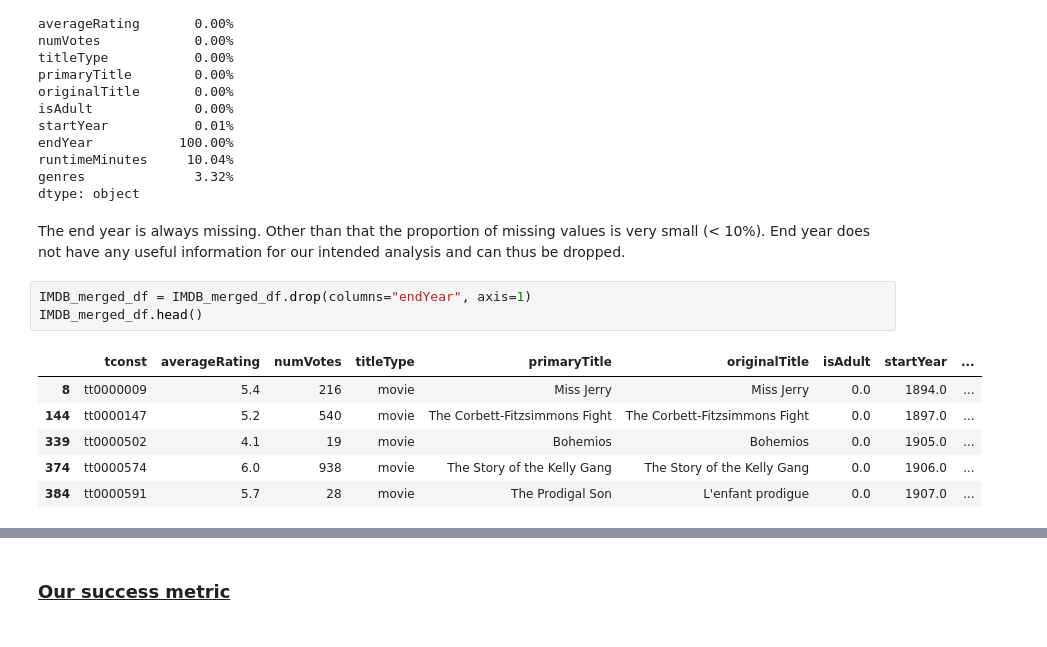
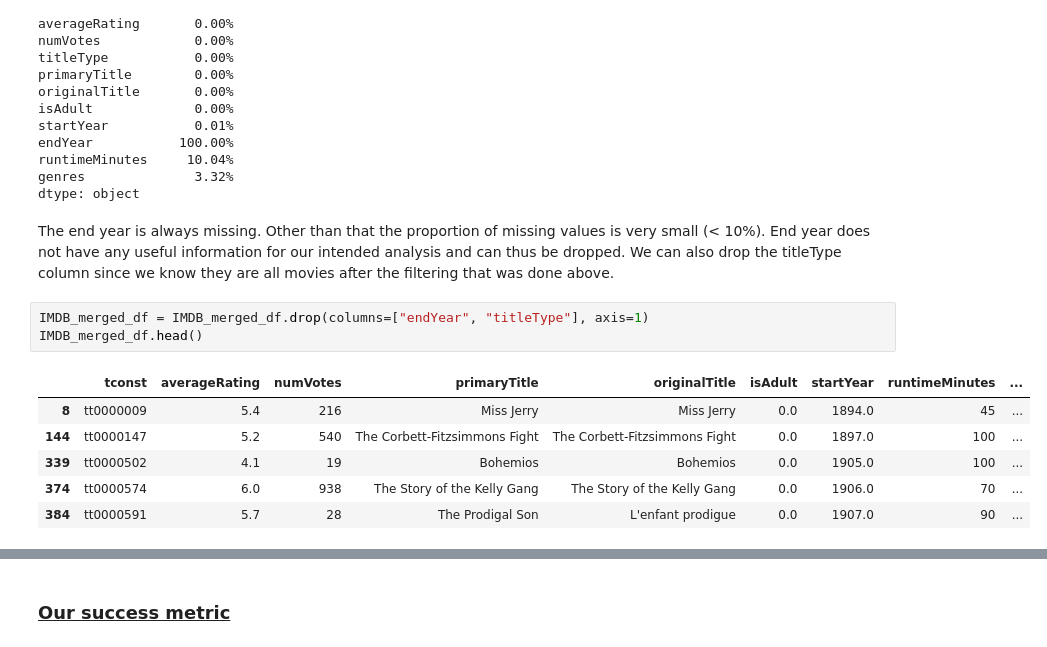
Before and after one commit to epfl-ada/ada-2024-project-kungfupandas24, a Jupyter notebook: results.ipynb, the cells around one changed output, grey strips where cells are left out. Drawn from its saved outputs; the diff is of its cells as text.

Commit message:
updated IMDB cleaning

```diff
--- a/results.ipynb
+++ b/results.ipynb
@@ -103,14 +104,14 @@ runtimeMinutes     10.04%
 genres              3.32%
 dtype: object
 # %% [markdown]
-The end year is always missing. Other than that the proportion of missing values is very small (< 10%). End year does not have any useful information for our intended analysis and can thus be dropped.
+The end year is always missing. Other than that the proportion of missing values is very small (< 10%). End year does not have any useful information for our intended analysis and can thus be dropped. We can also drop the titleType column since we know they are all movies after the filtering that was done above.
 # %%
-IMDB_merged_df = IMDB_merged_df.drop(columns="endYear", axis=1)
+IMDB_merged_df = IMDB_merged_df.drop(columns=["endYear", "titleType"], axis=1)
 IMDB_merged_df.head()
 # %% [output]
-|  | tconst | averageRating | numVotes | titleType | primaryTitle | originalTitle | isAdult | startYear | ... |
-| 8 | tt0000009 | 5.4 | 216 | movie | Miss Jerry | Miss Jerry | 0.0 | 1894.0 | ... |
-| 144 | tt0000147 | 5.2 | 540 | movie | The Corbett-Fitzsimmons Fight | The Corbett-Fitzsimmons Fight | 0.0 | 1897.0 | ... |
-| 339 | tt0000502 | 4.1 | 19 | movie | Bohemios | Bohemios | 0.0 | 1905.0 | ... |
-| 374 | tt0000574 | 6.0 | 938 | movie | The Story of the Kelly Gang | The Story of the Kelly Gang | 0.0 | 1906.0 | ... |
-| 384 | tt0000591 | 5.7 | 28 | movie | The Prodigal Son | L'enfant prodigue | 0.0 | 1907.0 | ... |
+|  | tconst | averageRating | numVotes | primaryTitle | originalTitle | isAdult | startYear | runtimeMinutes | ... |
+| 8 | tt0000009 | 5.4 | 216 | Miss Jerry | Miss Jerry | 0.0 | 1894.0 | 45 | ... |
+| 144 | tt0000147 | 5.2 | 540 | The Corbett-Fitzsimmons Fight | The Corbett-Fitzsimmons Fight | 0.0 | 1897.0 | 100 | ... |
+| 339 | tt0000502 | 4.1 | 19 | Bohemios | Bohemios | 0.0 | 1905.0 | 100 | ... |
+| 374 | tt0000574 | 6.0 | 938 | The Story of the Kelly Gang | The Story of the Kelly Gang | 0.0 | 1906.0 | 70 | ... |
+| 384 | tt0000591 | 5.7 | 28 | The Prodigal Son | L'enfant prodigue | 0.0 | 1907.0 | 90 | ... |
```
Also changed, not shown: parts of 2 cells of this notebook, 3 other files.
